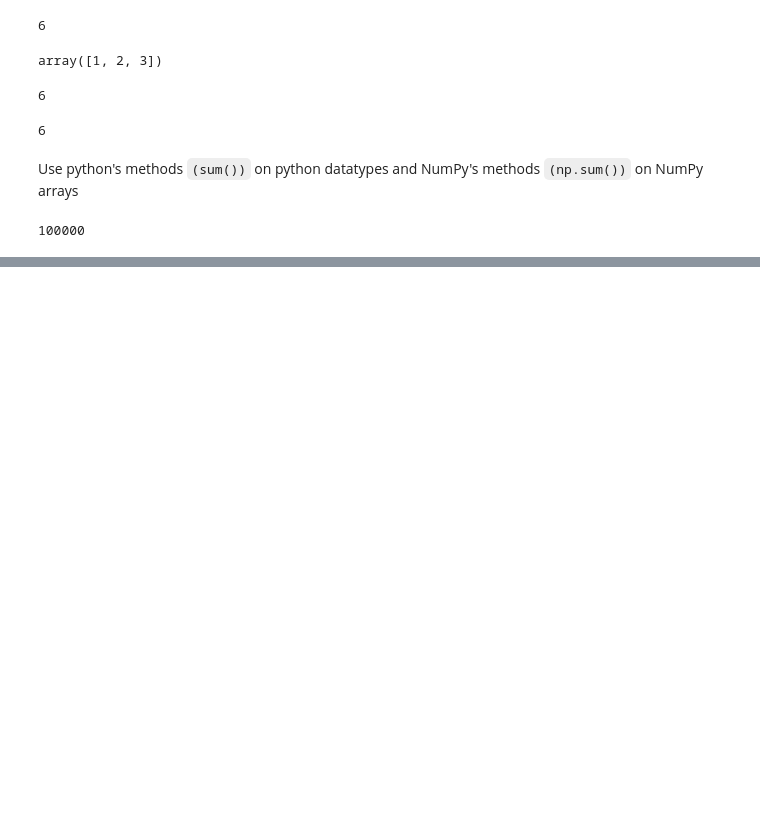
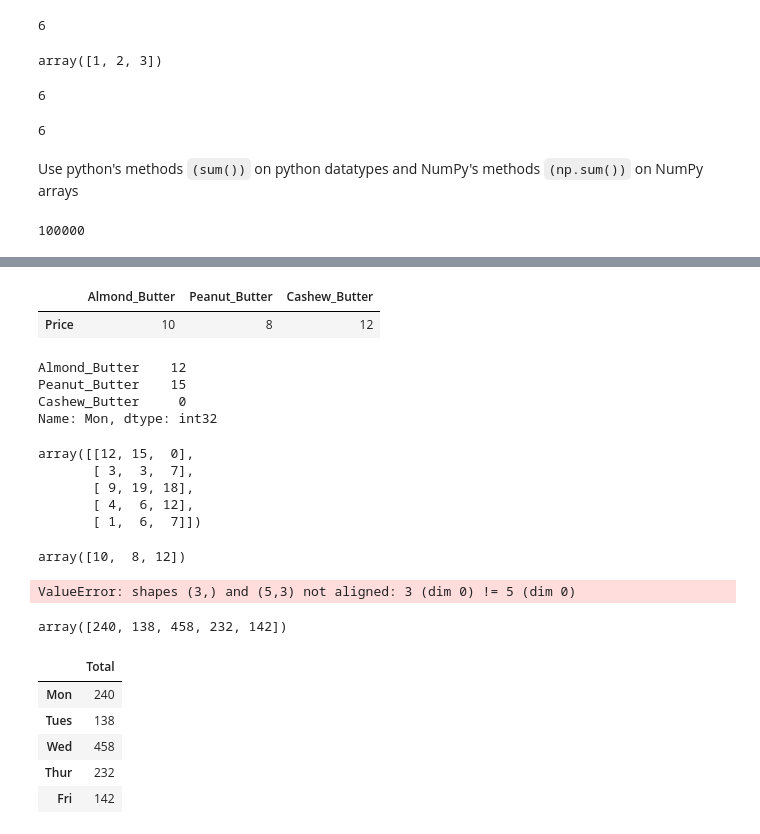
Before and after one commit to Joseph-Run/Learning, a Jupyter notebook: numpy/introduction to numpy.ipynb, the cells around one changed output, grey strips where cells are left out. Saved outputs shown, nothing was run; the diff lists cells and outputs as text; code cells hidden in the pictures; blank space fills up the shorter version.

```diff
--- a/numpy/introduction to numpy.ipynb
+++ b/numpy/introduction to numpy.ipynb
@@ -324,0 +412,50 @@ array([0.53631801, 0.1608916 , 0.93981277, 0.34854537, 0.52072986,
+# %%
+# create butter prices dataframe
+
+butter_prices = pd.DataFrame(prices.reshape(1,3), index=['Price'], columns=['Almond_Butter', 'Peanut_Butter', 'Cashew_Butter'])
+butter_prices
+# %% [output]
+|  | Almond_Butter | Peanut_Butter | Cashew_Butter |
+| Price | 10 | 8 | 12 |
+# %%
+ weekly_sales.loc['Mon']
+# %% [output]
+Almond_Butter    12
+Peanut_Butter    15
+Cashew_Butter     0
+Name: Mon, dtype: int32
+# %%
+sales_amount
+# %% [output]
+array([[12, 15,  0],
+       [ 3,  3,  7],
+       [ 9, 19, 18],
+       [ 4,  6, 12],
+       [ 1,  6,  7]])
+# %%
+prices
+# %% [output]
+array([10,  8, 12])
+# %%
+total_sales = prices.dot(sales_amount)
+# %% [output]
+ValueError: shapes (3,) and (5,3) not aligned: 3 (dim 0) != 5 (dim 0)
+# %%
+# shapes ain't aligned, we need to transpose
+
+total_sales = np.dot(prices, sales_amount.T)
+total_sales
+# %% [output]
+array([240, 138, 458, 232, 142])
+# %%
+# create daily sales
+
+total = pd.DataFrame(total_sales.T, columns=['Total'], index=weekly_sales.index)
+total
+# %% [output]
+|  | Total |
+| Mon | 240 |
+| Tues | 138 |
+| Wed | 458 |
+| Thur | 232 |
+| Fri | 142 |
```
Also changed, not shown: parts of 58 cells of this notebook, 5 other files.
